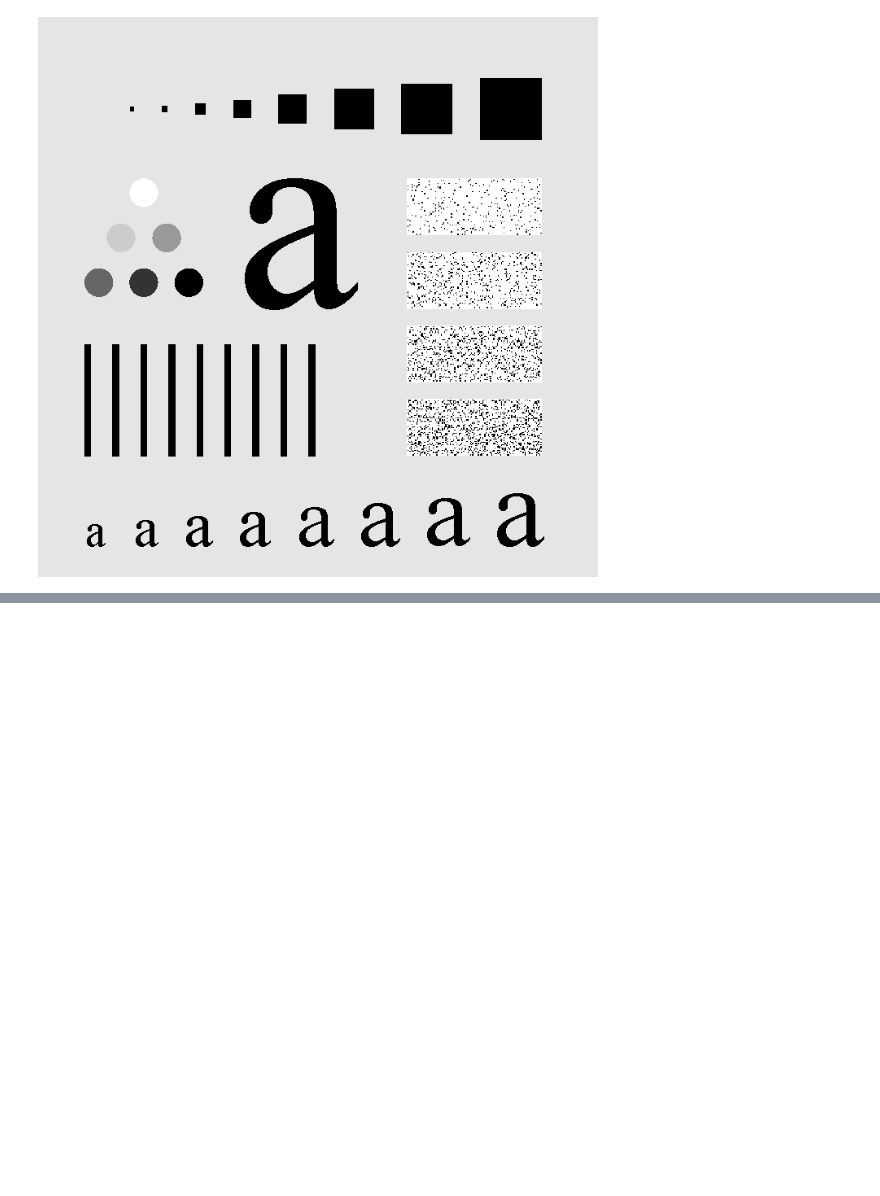
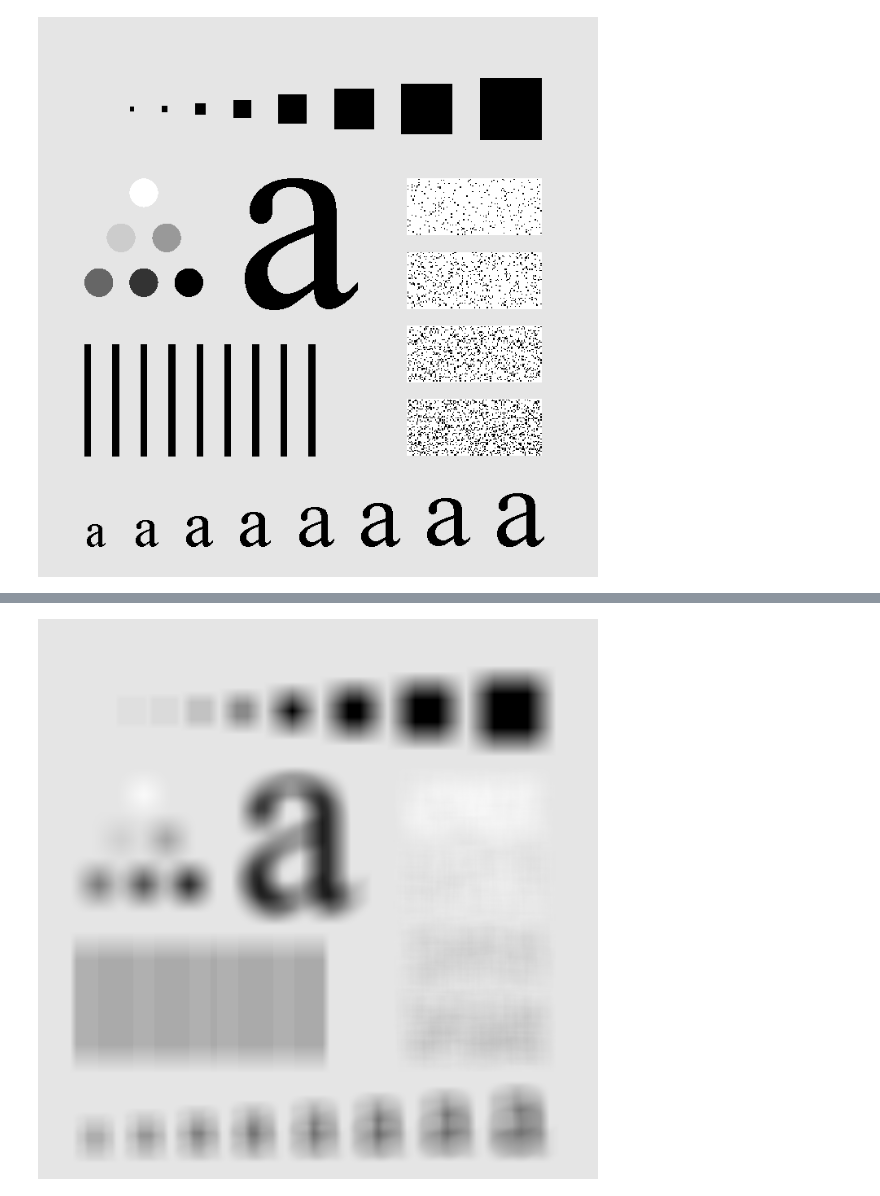
Before and after one commit to MubashirullahD/diplab09, a Jupyter notebook: Spatial Filtering.ipynb, the cells around one changed output, grey strips where cells are left out. Drawn from its saved outputs; the diff is of its cells as text; code cells hidden in the pictures; blank space fills up the shorter version.

```diff
--- a/Spatial Filtering.ipynb
+++ b/Spatial Filtering.ipynb
@@ -52,0 +62,7 @@ spatialfilter(img, 35, (1/(35.0*35)))
+# %%
+filtersize  = 35
+arrayfilter = np.ones((filtersize, filtersize)) * 1/(filtersize*filtersize)
+# %%
+spatialfilter(img, arrayfilter )
+# %% [output]
+[figure, added]
```
Also changed, not shown: parts of 14 cells of this notebook.
